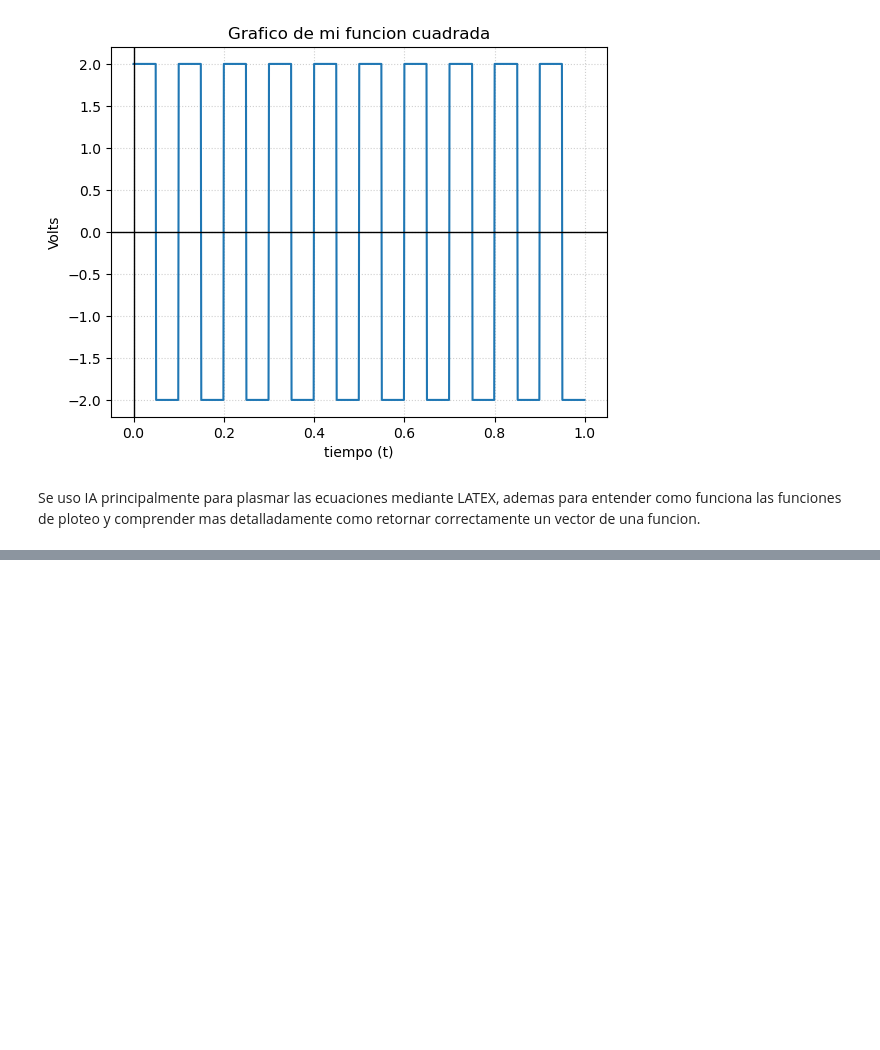
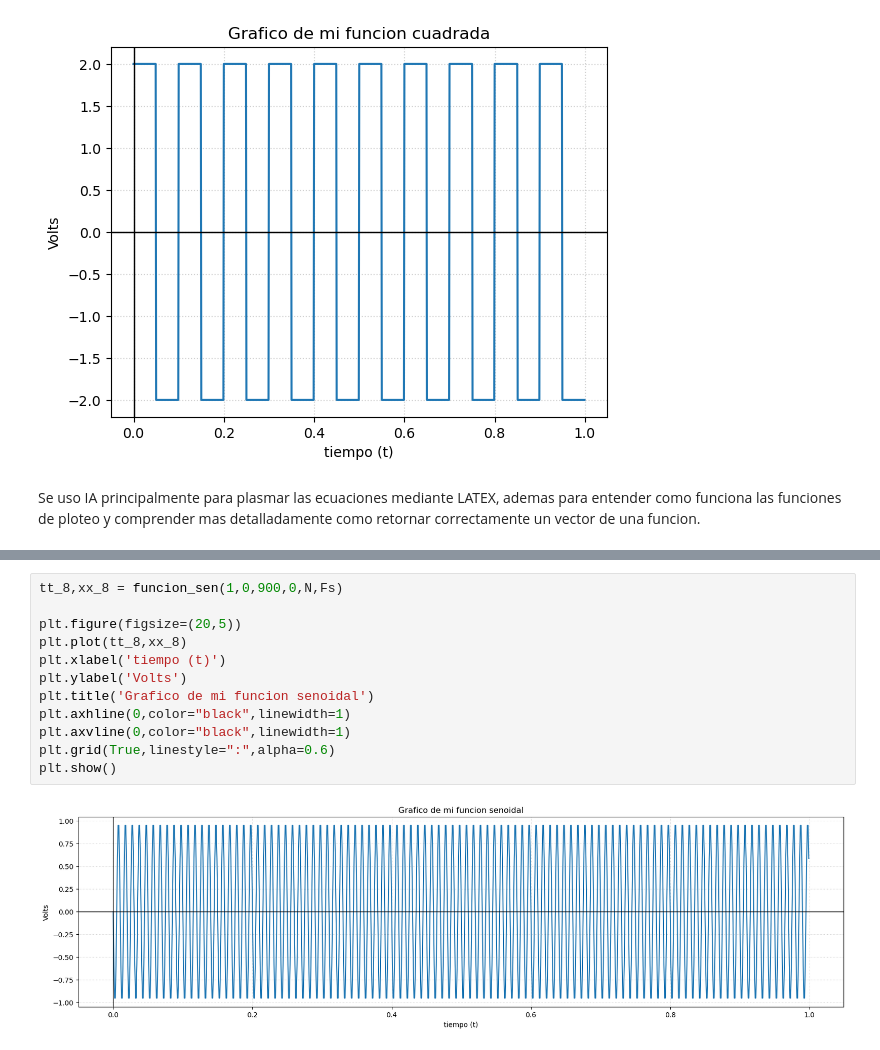
Before and after one commit to Joaquin11Sto/directorio_de_trabajo, a Jupyter notebook: TS1.ipynb, the cells around one changed output, grey strips where cells are left out. Cells and saved outputs as stored; diff of their text form; blank space fills up the shorter version.

```diff
--- a/TS1.ipynb
+++ b/TS1.ipynb
@@ -194,0 +209,14 @@ Se uso IA principalmente para plasmar las ecuaciones mediante LATEX, ademas para
+# %%
+tt_8,xx_8 = funcion_sen(1,0,900,0,N,Fs)
+
+plt.figure(figsize=(20,5))
+plt.plot(tt_8,xx_8)
+plt.xlabel('tiempo (t)')
+plt.ylabel('Volts')
+plt.title('Grafico de mi funcion senoidal')
+plt.axhline(0,color="black",linewidth=1)
+plt.axvline(0,color="black",linewidth=1)
+plt.grid(True,linestyle=":",alpha=0.6)
+plt.show()
+# %% [output]
+[figure, added]
```
Also changed, not shown: parts of 1 cell of this notebook, 16 other files.
